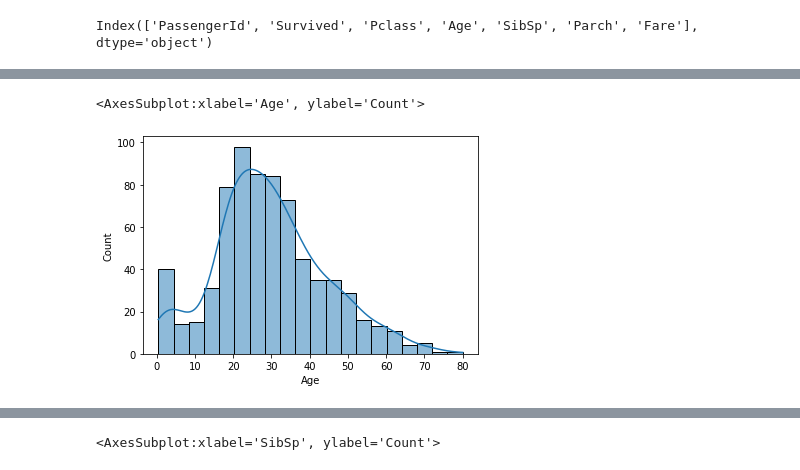
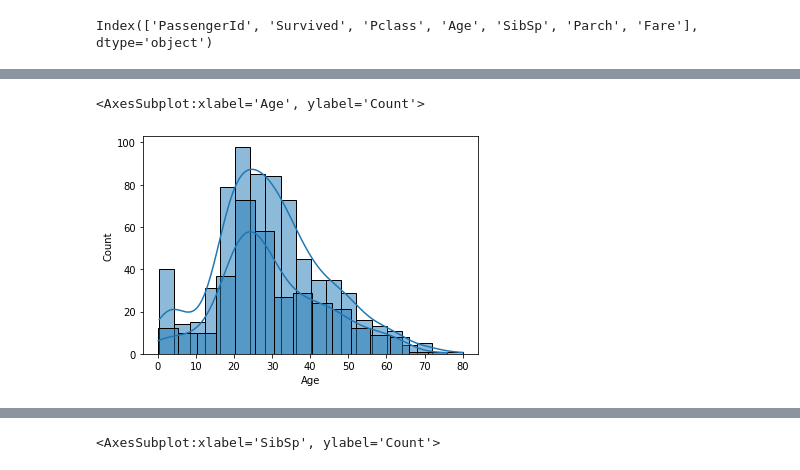
Before and after one commit to eliasvolonakis/titanic-kaggle-competition-submission, a Jupyter notebook: titanic-notebook.ipynb, the cells around one changed output, grey strips where cells are left out. Cells and saved outputs as stored; diff of their text form; code cells hidden in the pictures.

```diff
--- a/titanic-notebook.ipynb
+++ b/titanic-notebook.ipynb
@@ -144,9 +113,10 @@ print(testing_data)
 # %%
 # Seperate the data into numeric and categorical data
 numeric_data = training_data[['Age', 'SibSp', 'Parch', 'Fare']]
 categorical_data = training_data[['Survived', 'Pclass', 'Sex', 'Ticket', 'Cabin', 'Embarked']]
 
 sns.histplot(data = training_data['Age'], kde = True)
+sns.histplot(data = testing_data['Age'], kde = True)
 # %% [output]
 <AxesSubplot:xlabel='Age', ylabel='Count'>
-[figure, old version]
+[figure, new version]
```
Also changed, not shown: parts of 19 cells of this notebook.
